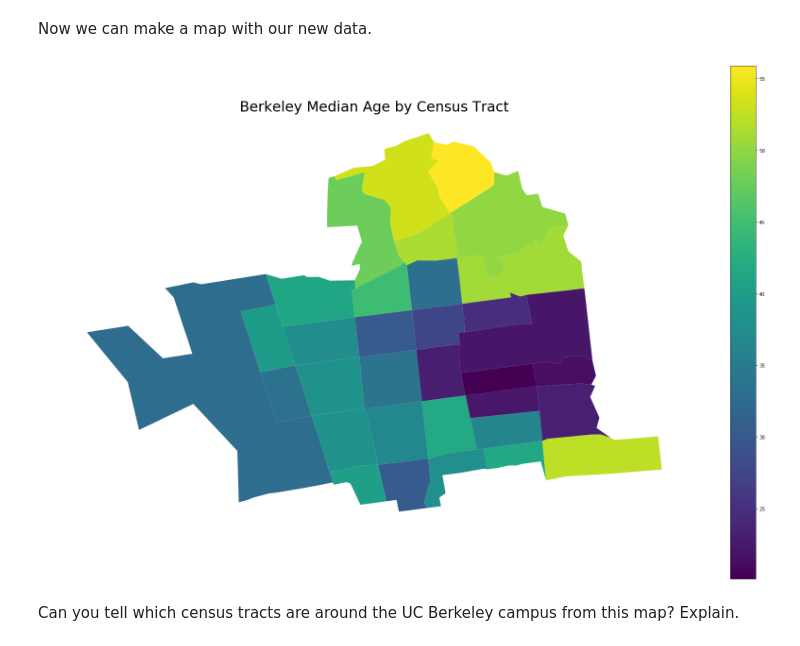
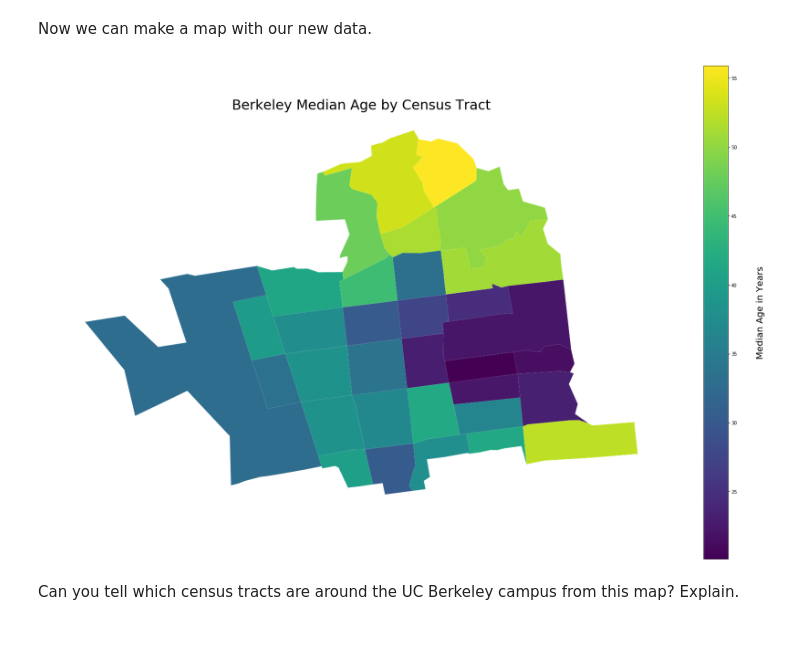
Before and after one commit to ds-modules/CP-101, a Jupyter notebook: lab_9/Geopandas_solutions.ipynb, the cells around one changed output. Saved outputs shown, nothing was run; the diff lists cells and outputs as text; code cells hidden in the pictures.

Commit message:
changed legend label code, moved figsize to its own cell so maps dont show up small

```diff
--- a/lab_9/Geopandas_solutions.ipynb
+++ b/lab_9/Geopandas_solutions.ipynb
@@ -249,10 +263,13 @@ berkeley.to_file(driver='ESRI Shapefile', filename = 'shapefiles/berkeley')
 Now we can make a map with our new data.
 # %%
 berkeley.plot(column = 'medianage', legend = True)
+minx, miny, maxx, maxy = berkeley.total_bounds
+text_properties = {'ha': 'center', 'va': 'center', 'fontsize' : 20}
+plt.text(maxx + (maxx-minx)/4.5, (maxy - miny)/2 + miny, 'Median Age in Years', text_properties, rotation=90)
 plt.title('Berkeley Median Age by Census Tract', fontsize = 30)
 plt.axis('off');
 # %% [output]
-[figure, old version]
+[figure, new version]
 # %% [markdown]
 Can you tell which census tracts are around the UC Berkeley campus from this map? Explain.
 # %% [markdown]
```
Also changed, not shown: parts of 6 cells of this notebook.
